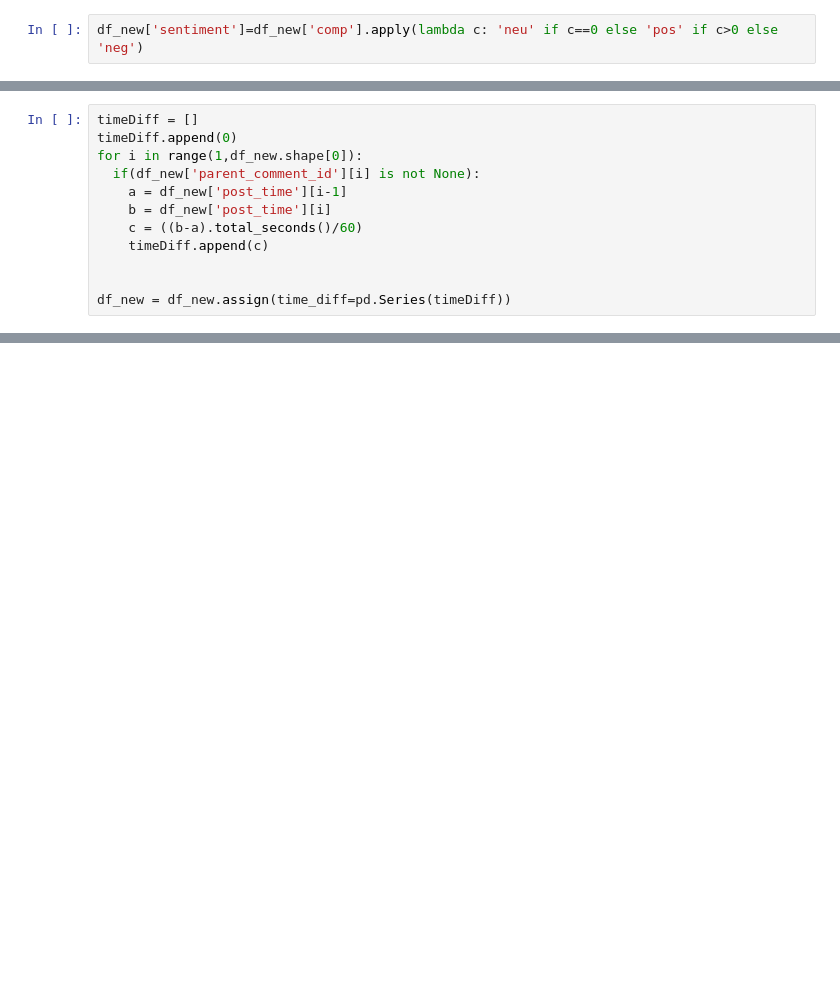
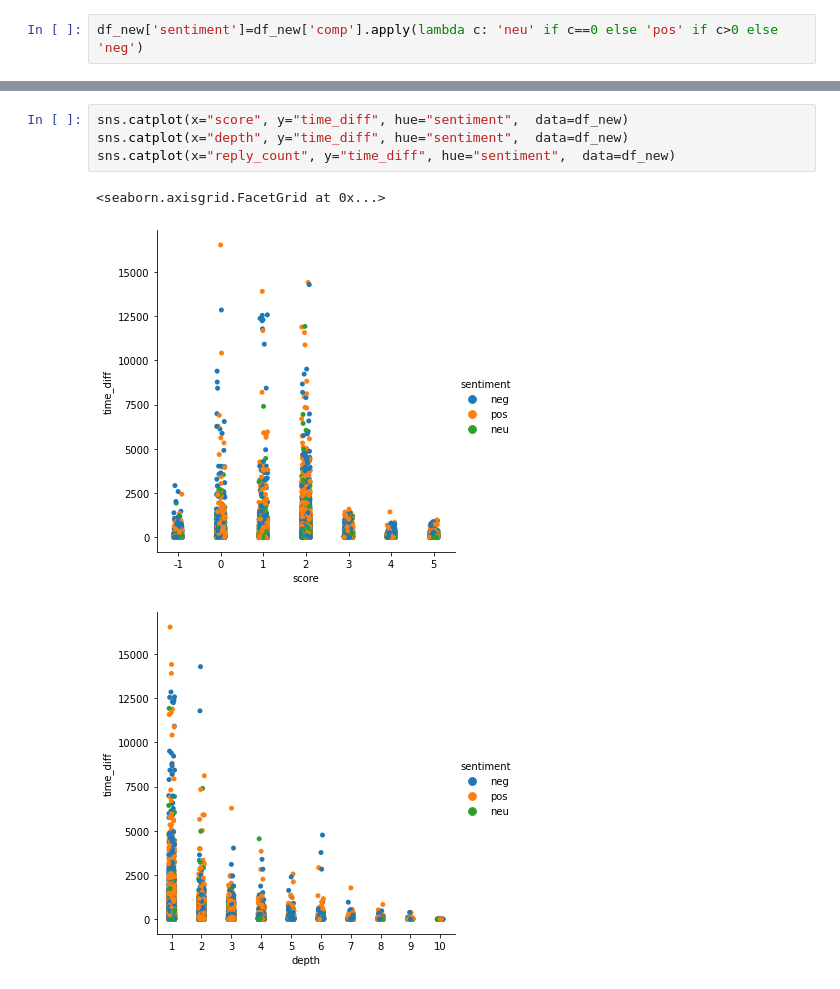
Before and after one commit to manasi517/web-scrapper-slashdot, a Jupyter notebook: SlashdotAnalysis.ipynb, the cells around one changed output, grey strips where cells are left out. Cells and saved outputs as stored; diff of their text form; blank space fills up the shorter version.

```diff
--- a/SlashdotAnalysis.ipynb
+++ b/SlashdotAnalysis.ipynb
@@ -112,15 +94,3 @@ df_new.head(2)
 |  | comment_id | cls | content | depth | is_inappropriate | post_time | posted_by | reply_count | score | ... |
 | 0 | 61468738 | FULL_CONTAIN | Is Slashdot now a platform for cu... | 4 | b'\x00' | 2021-06-09 07:04:00 | guacamole ( 24270 ) | 8 | 4 | ... |
 | 1 | 61468744 | FULL_CONTAIN | Here's the thing about the pirate... | 8 | b'\x00' | 2021-06-09 07:07:00 | serviscope_minor ( 664417 ) | 4 | 5 | ... |
-# %%
-timeDiff = []
-timeDiff.append(0)
-for i in range(1,df_new.shape[0]):
-  if(df_new['parent_comment_id'][i] is not None):
-    a = df_new['post_time'][i-1]
-    b = df_new['post_time'][i]
-    c = ((b-a).total_seconds()/60)
-    timeDiff.append(c)
-
-
-df_new = df_new.assign(time_diff=pd.Series(timeDiff))
@@ -133,0 +97,8 @@ df_new.head(3)
+# %%
+sns.catplot(x="score", y="time_diff", hue="sentiment",  data=df_new)
+sns.catplot(x="depth", y="time_diff", hue="sentiment",  data=df_new)
+sns.catplot(x="reply_count", y="time_diff", hue="sentiment",  data=df_new)
+# %% [output]
+<seaborn.axisgrid.FacetGrid at 0x...>
+[figure, added]
+[figure, added]
```
Also changed, not shown: parts of 22 cells of this notebook.
